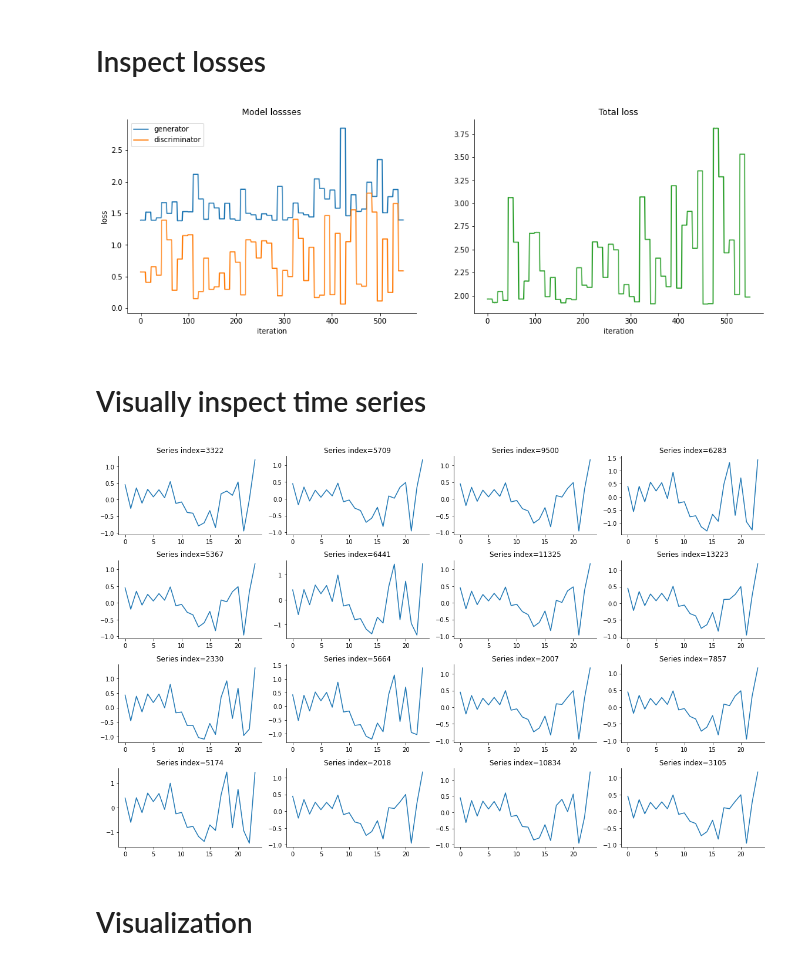
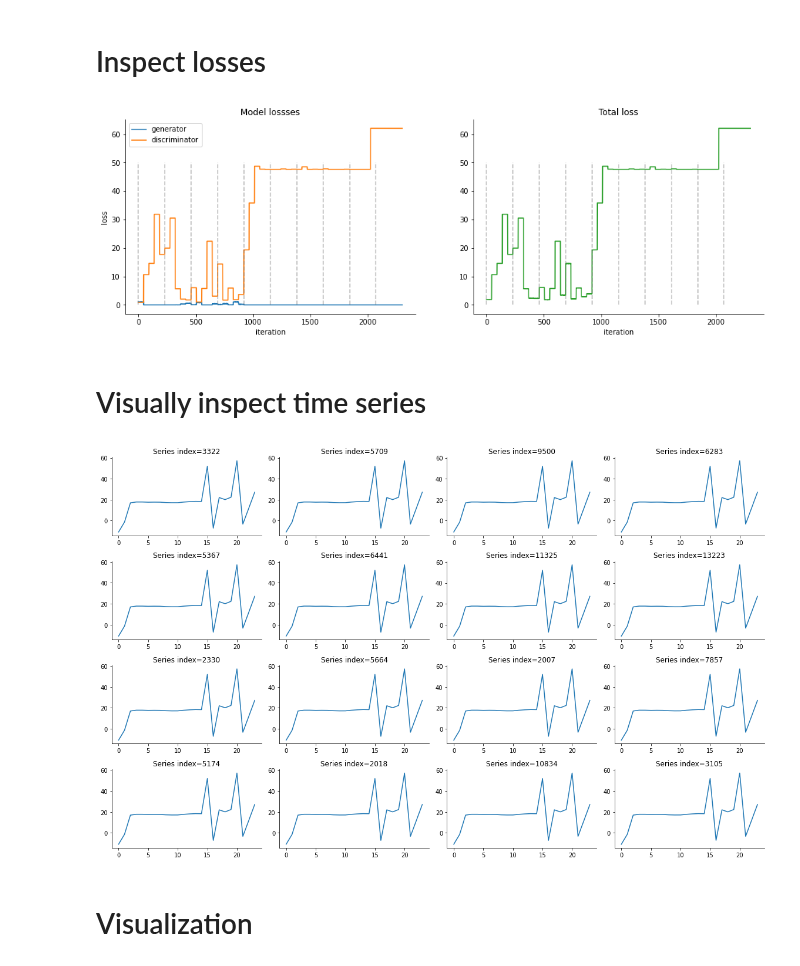
Before and after one commit to djib2011/timeseries-gan, a Jupyter notebook: experimentation/evaluate_gan.ipynb, the cells around one changed output. Cells and saved outputs as stored; diff of their text form; code cells hidden in the pictures.

```diff
--- a/experimentation/evaluate_gan.ipynb
+++ b/experimentation/evaluate_gan.ipynb
@@ -9,7 +9,7 @@ import matplotlib.pyplot as plt
 import seaborn as sns
 %matplotlib inline
 # %%
-name = 'vanilla_lstm_small'
+name = 'vanilla_lstm_large_235k'
 # %%
 with open('../reports/{}/losses.pkl'.format(name), 'rb') as f:
     losses = pkl.load(f)
@@ -21,32 +21,40 @@ def get_losses(losses_dict):
 # %% [markdown]
 # Inspect losses
 # %%
+def plot_epochs(epochs, ax):
+    for ep in epochs[::5]:
+        ax.plot([ep, ep], [0, 50], ls='--', c='0.5', alpha=0.5)
+
 plt.figure(figsize=(16, 5))
 
 gen_losses, disc_losses = get_losses(losses)
 
+epochs = np.linspace(0, len(gen_losses), 50, endpoint=False)
+
 ax = plt.subplot(121)
 ax.plot(gen_losses, label='generator')
 ax.plot(disc_losses, label='discriminator')
+plot_epochs(epochs, ax)
 
 ax.set_title('Model lossses')
 ax.set_xlabel('iteration')
 ax.set_ylabel('loss')
 ax.legend()
 
 ax.spines['top'].set_visible(False)
 ax.spines['right'].set_visible(False)
 
 ax = plt.subplot(122)
 ax.plot(gen_losses + disc_losses, c='C2')
+plot_epochs(epochs, ax)
 
 ax.set_title('Total loss')
 ax.set_xlabel('iteration')
 
 ax.spines['top'].set_visible(False)
 ax.spines['right'].set_visible(False)
 # %% [output]
-[figure, old version]
+[figure, new version]
 # %% [markdown]
 # Visually inspect time series
 # %%
@@ -77,7 +85,7 @@ plt.tight_layout()
 
 plt.savefig(target_dir + 'sample_series.png', bbox_inches='tight')
 # %% [output]
-[figure, old version]
+[figure, new version]
 # %% [markdown]
 # Visualization
 # %%
```
Also changed, not shown: parts of 9 cells of this notebook, 13 other files.
